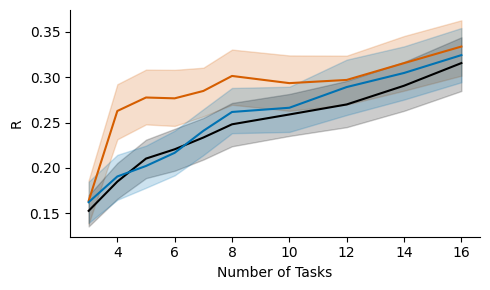
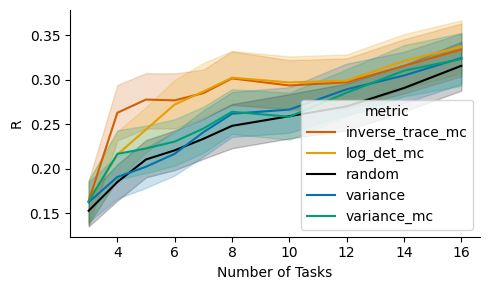
Unified diff of the notebook cell whose output changed from the first chart to the second:
--- before
+++ after
@@ -12,9 +12,8 @@
 plt.ylabel("R")
 # remove legend 
-plt.legend([],[], frameon=False)
 plt.tight_layout()
 sns.despine()
-save_dir = 'C:/Users/barafat/Diedrichsenlab Dropbox/Lab Manager/Papers/MultiTaskBattery_paper/Figures'
-plt.savefig(f"{save_dir}/real_connectivity.pdf", format="pdf", bbox_inches="tight")
+# save_dir = 'C:/Users/barafat/Diedrichsenlab Dropbox/Lab Manager/Papers/MultiTaskBattery_paper/Figures'
+# plt.savefig(f"{save_dir}/real_connectivity.pdf", format="pdf", bbox_inches="tight")
 
 plt.show()

Commit: changes